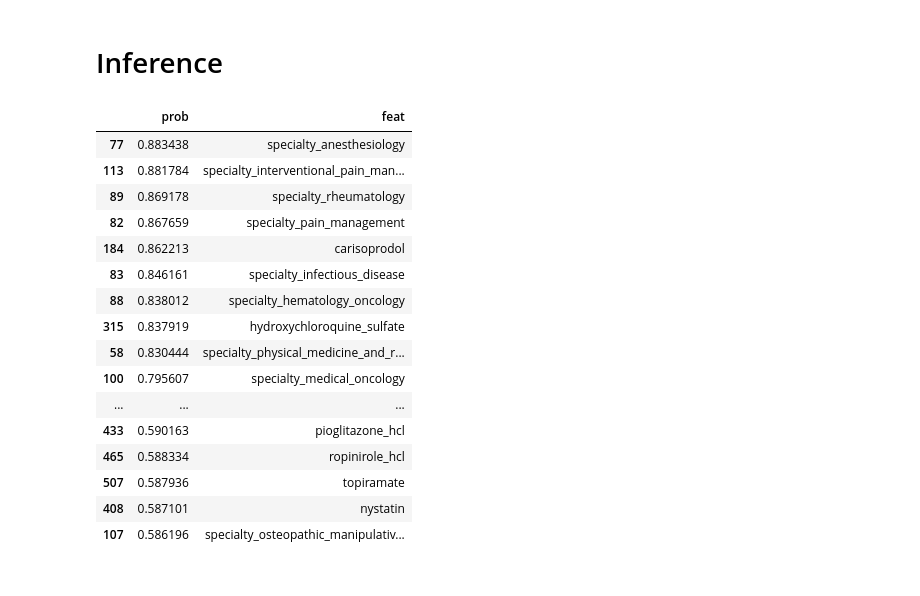
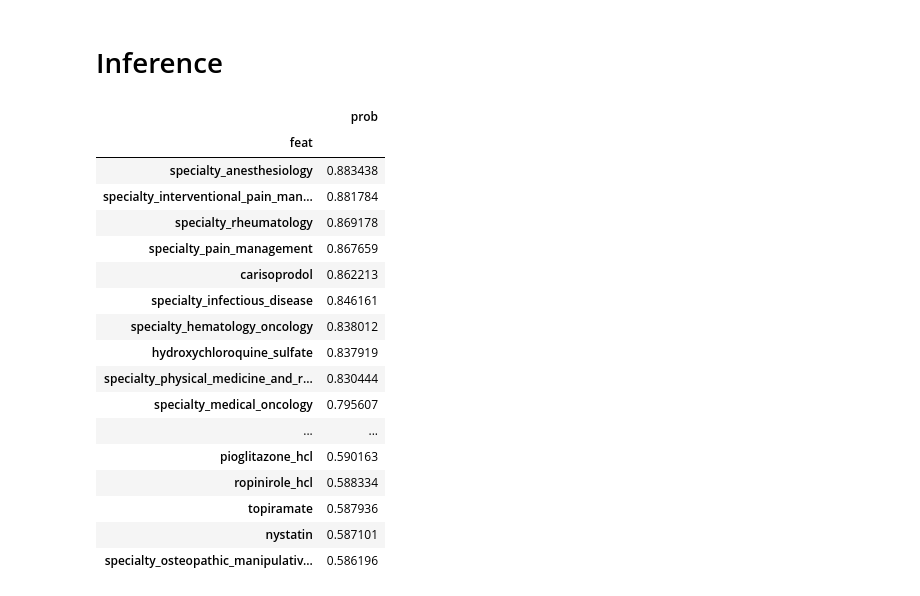
Before and after one commit to JennyLeeStat/Opioid, a Jupyter notebook: 2_select_train_finetune.ipynb, the cells around one changed output. Saved outputs shown, nothing was run; the diff lists cells and outputs as text; code cells hidden in the pictures.

```diff
--- a/2_select_train_finetune.ipynb
+++ b/2_select_train_finetune.ipynb
@@ -336,3 +317,7 @@ Let's save the fine-tuned model
 # %%
 with open('results/best_model.pickle', 'wb') as f:
     pickle.dump(best_clf, f)
+# %%
+with open('results/best_model.pickle', 'rb') as f:
+    best_clf = pickle.load(f)
+    f.close()
@@ -353,26 +361,28 @@ for i in range(n_features):
     tmp[0, i] = 1
     probs.append(best_clf.predict_proba(tmp)[0][1])
 # %%
-
 prob_table = pd.DataFrame(probs, columns = ['prob'])
-prob_table['feat'] = test_features.columns
+prob_table['feat'] = val_features.columns
+prob_table = prob_table.sort_values(by='prob', ascending=False)
+prob_table = prob_table.set_index('feat')
-# %%
-prob_table.sort_values(by='prob', ascending=False)[:50]
-# %% [output]
-|  | prob | feat |
-| 77 | 0.883438 | specialty_anesthesiology |
-| 113 | 0.881784 | specialty_interventional_pain_man... |
-| 89 | 0.869178 | specialty_rheumatology |
-| 82 | 0.867659 | specialty_pain_management |
-| 184 | 0.862213 | carisoprodol |
-| 83 | 0.846161 | specialty_infectious_disease |
-| 88 | 0.838012 | specialty_hematology_oncology |
-| 315 | 0.837919 | hydroxychloroquine_sulfate |
-| 58 | 0.830444 | specialty_physical_medicine_and_r... |
-| 100 | 0.795607 | specialty_medical_oncology |
-| ... | ... | ... |
-| 433 | 0.590163 | pioglitazone_hcl |
-| 465 | 0.588334 | ropinirole_hcl |
-| 507 | 0.587936 | topiramate |
-| 408 | 0.587101 | nystatin |
-| 107 | 0.586196 | specialty_osteopathic_manipulativ... |
+# %%
+prob_table[:50]
+# %% [output]
+|  | prob |
+| feat |  |
+| specialty_anesthesiology | 0.883438 |
+| specialty_interventional_pain_man... | 0.881784 |
+| specialty_rheumatology | 0.869178 |
+| specialty_pain_management | 0.867659 |
+| carisoprodol | 0.862213 |
+| specialty_infectious_disease | 0.846161 |
+| specialty_hematology_oncology | 0.838012 |
+| hydroxychloroquine_sulfate | 0.837919 |
+| specialty_physical_medicine_and_r... | 0.830444 |
+| specialty_medical_oncology | 0.795607 |
+| ... | ... |
+| pioglitazone_hcl | 0.590163 |
+| ropinirole_hcl | 0.588334 |
+| topiramate | 0.587936 |
+| nystatin | 0.587101 |
+| specialty_osteopathic_manipulativ... | 0.586196 |
```
Also changed, not shown: parts of 13 cells of this notebook, 3 other files.
